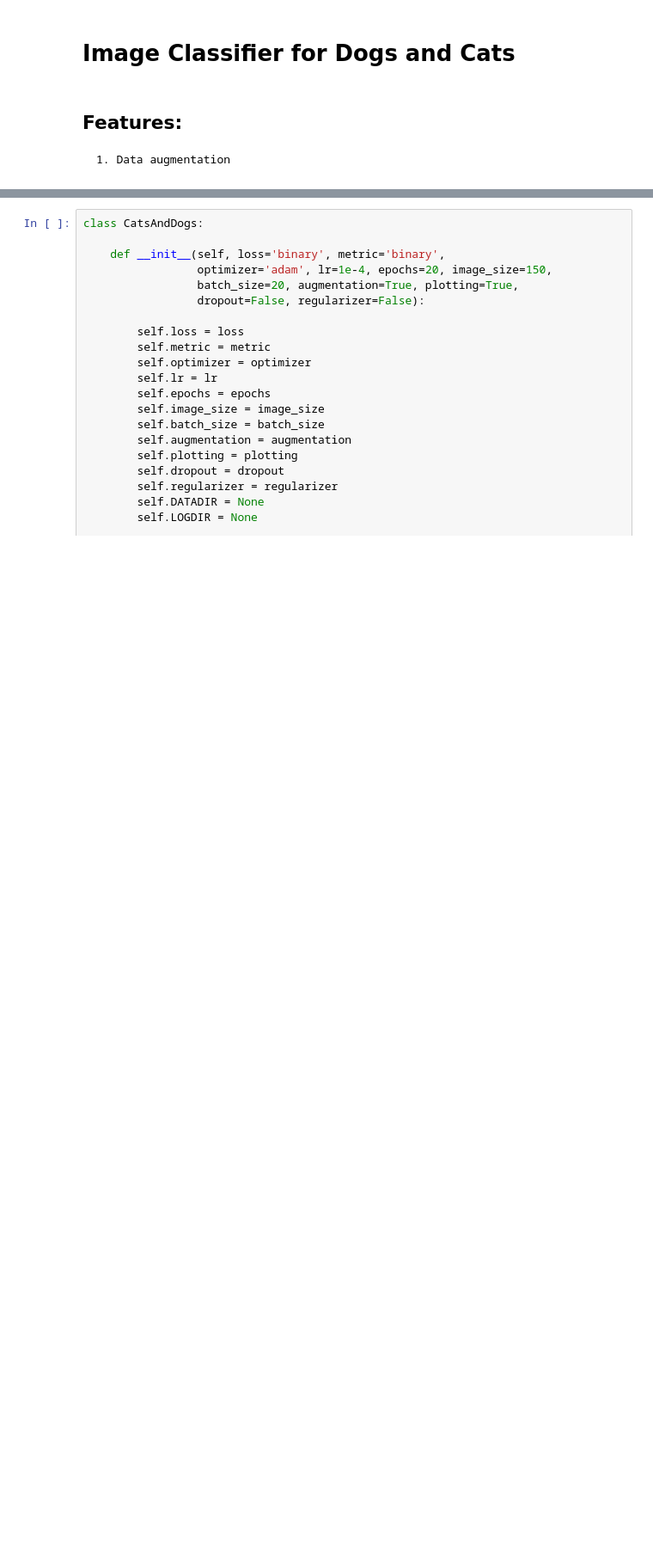
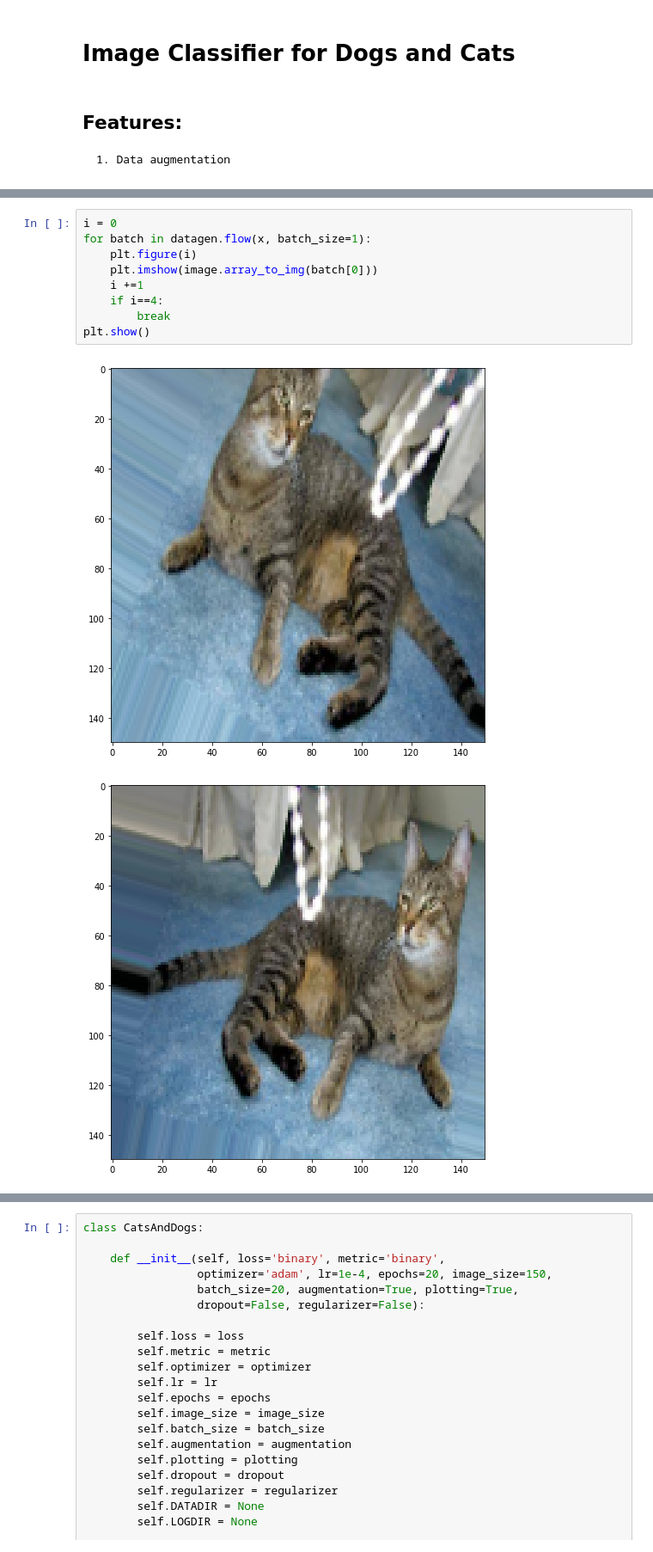
Before and after one commit to mkumar73/neural-nets, a Jupyter notebook: 25.cats_and_dogs_v2.ipynb, the cells around one changed output, grey strips where cells are left out. Shown at 86% size. Saved outputs shown, nothing was run; the diff lists cells and outputs as text; blank space fills up the shorter version.

```diff
--- a/25.cats_and_dogs_v2.ipynb
+++ b/25.cats_and_dogs_v2.ipynb
@@ -20,0 +54,12 @@ Using TensorFlow backend.
+# %%
+i = 0
+for batch in datagen.flow(x, batch_size=1):
+    plt.figure(i)
+    plt.imshow(image.array_to_img(batch[0]))
+    i +=1
+    if i==4:
+        break
+plt.show()
+# %% [output]
+[figure, added]
+[figure, added]
```
Also changed, not shown: parts of 10 cells of this notebook.
